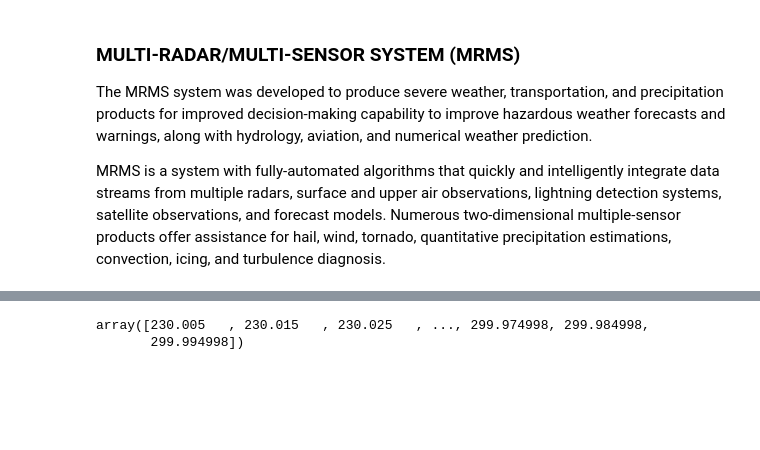
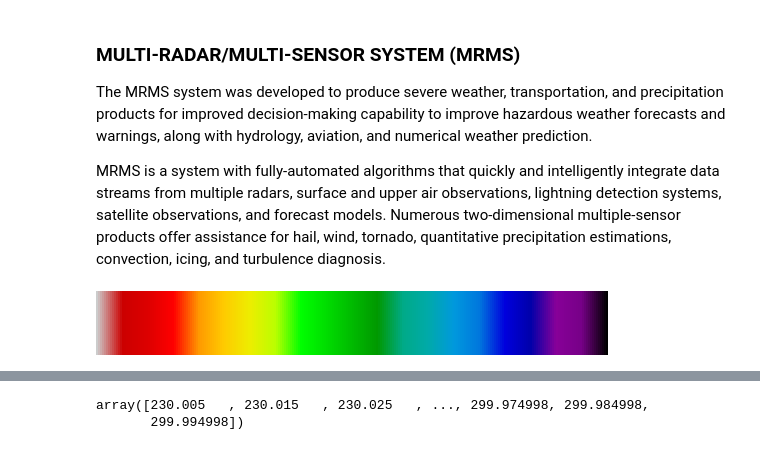
Before and after one commit to leaver2000/sppp, a Jupyter notebook: notebooks/mrms.ipynb, the cells around one changed output, grey strips where cells are left out. Cells and saved outputs as stored; diff of their text form; code cells hidden in the pictures; blank space fills up the shorter version.

```diff
--- a/notebooks/mrms.ipynb
+++ b/notebooks/mrms.ipynb
@@ -9,5 +9,12 @@ MRMS is a system with fully-automated algorithms that quickly and intelligently
 # %%
 import numpy as np
 import pandas as pd
 import xarray as xr
-import rasterio as rio
+
+# plotting
+import cartopy.crs as ccrs
+import matplotlib.pyplot as plt
+
+plt.get_cmap("nipy_spectral_r")
+# %% [output]
+[figure, added]
```
Also changed, not shown: parts of 6 cells of this notebook.
